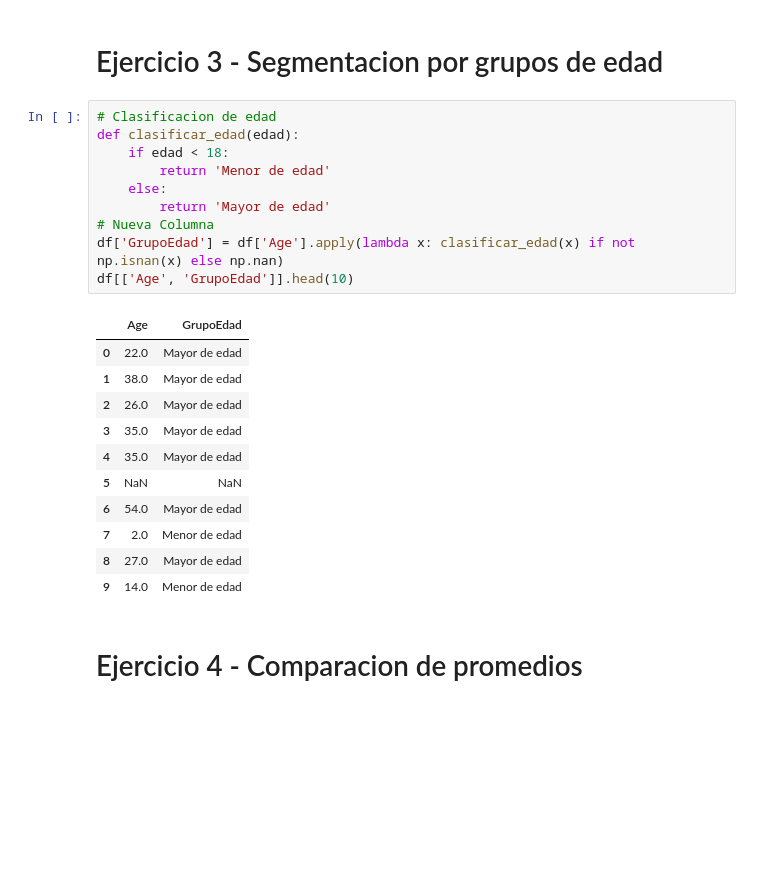
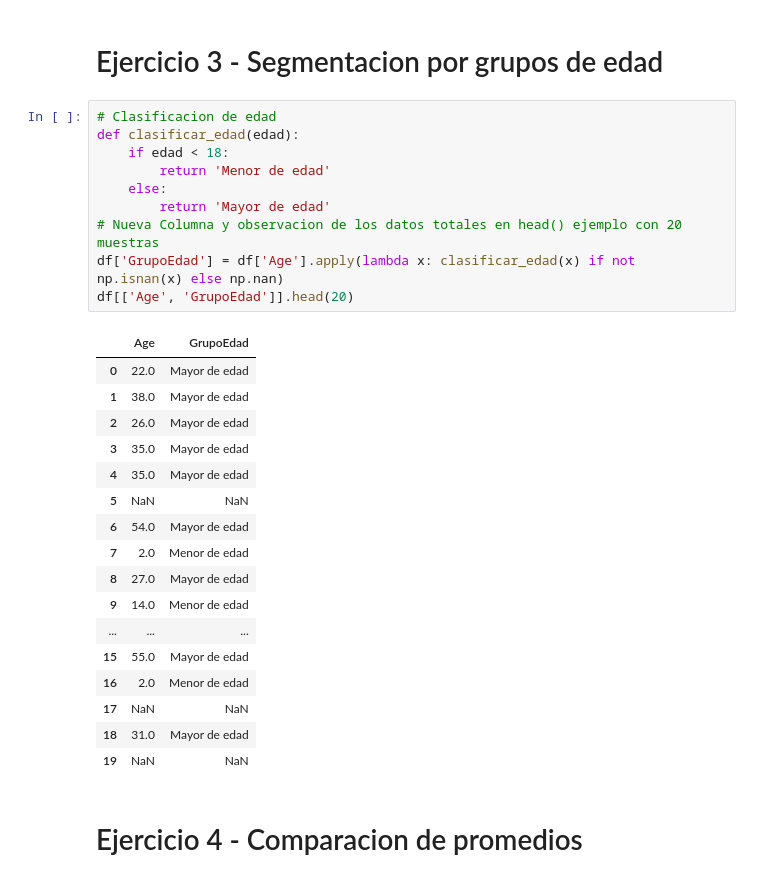
Before and after one commit to edgaryoungpilo-web/colab-files, a Jupyter notebook: Ejercicio_6_266659.ipynb, the cells around one changed output. Saved outputs shown, nothing was run; the diff lists cells and outputs as text; blank space fills up the shorter version.

```diff
--- a/Ejercicio_6_266659.ipynb
+++ b/Ejercicio_6_266659.ipynb
@@ -72,25 +71,31 @@ Proporción de supervivencia en familias grandes: 0.16129032258064516
 # %%
 # Clasificacion de edad
 def clasificar_edad(edad):
     if edad < 18:
         return 'Menor de edad'
     else:
         return 'Mayor de edad'
-# Nueva Columna
+# Nueva Columna y observacion de los datos totales en head() ejemplo con 20 muestras
 df['GrupoEdad'] = df['Age'].apply(lambda x: clasificar_edad(x) if not np.isnan(x) else np.nan)
-df[['Age', 'GrupoEdad']].head(10)
+df[['Age', 'GrupoEdad']].head(20)
 # %% [output]
 |  | Age | GrupoEdad |
 | 0 | 22.0 | Mayor de edad |
 | 1 | 38.0 | Mayor de edad |
 | 2 | 26.0 | Mayor de edad |
 | 3 | 35.0 | Mayor de edad |
 | 4 | 35.0 | Mayor de edad |
 | 5 | NaN | NaN |
 | 6 | 54.0 | Mayor de edad |
 | 7 | 2.0 | Menor de edad |
 | 8 | 27.0 | Mayor de edad |
 | 9 | 14.0 | Menor de edad |
+| ... | ... | ... |
+| 15 | 55.0 | Mayor de edad |
+| 16 | 2.0 | Menor de edad |
+| 17 | NaN | NaN |
+| 18 | 31.0 | Mayor de edad |
+| 19 | NaN | NaN |
 # %% [markdown]
 # Ejercicio 4 - Comparacion de promedios
 # %%
```
Also changed, not shown: parts of 4 cells of this notebook.
